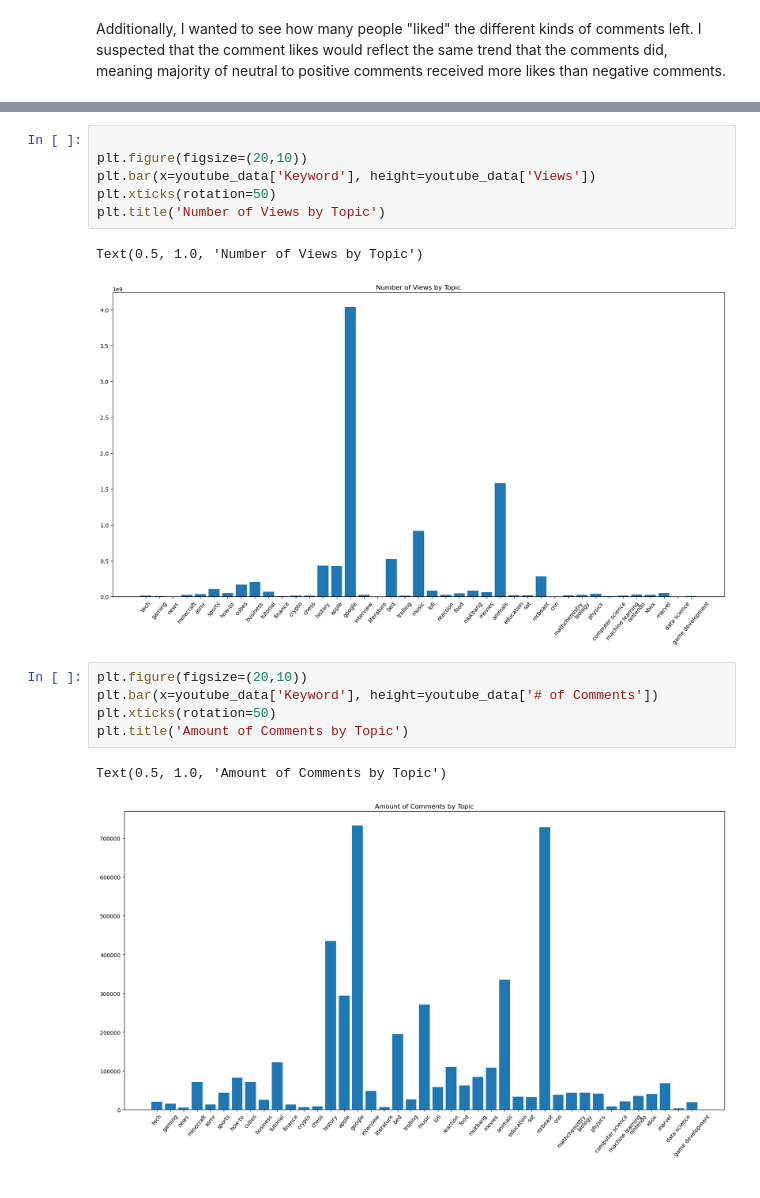
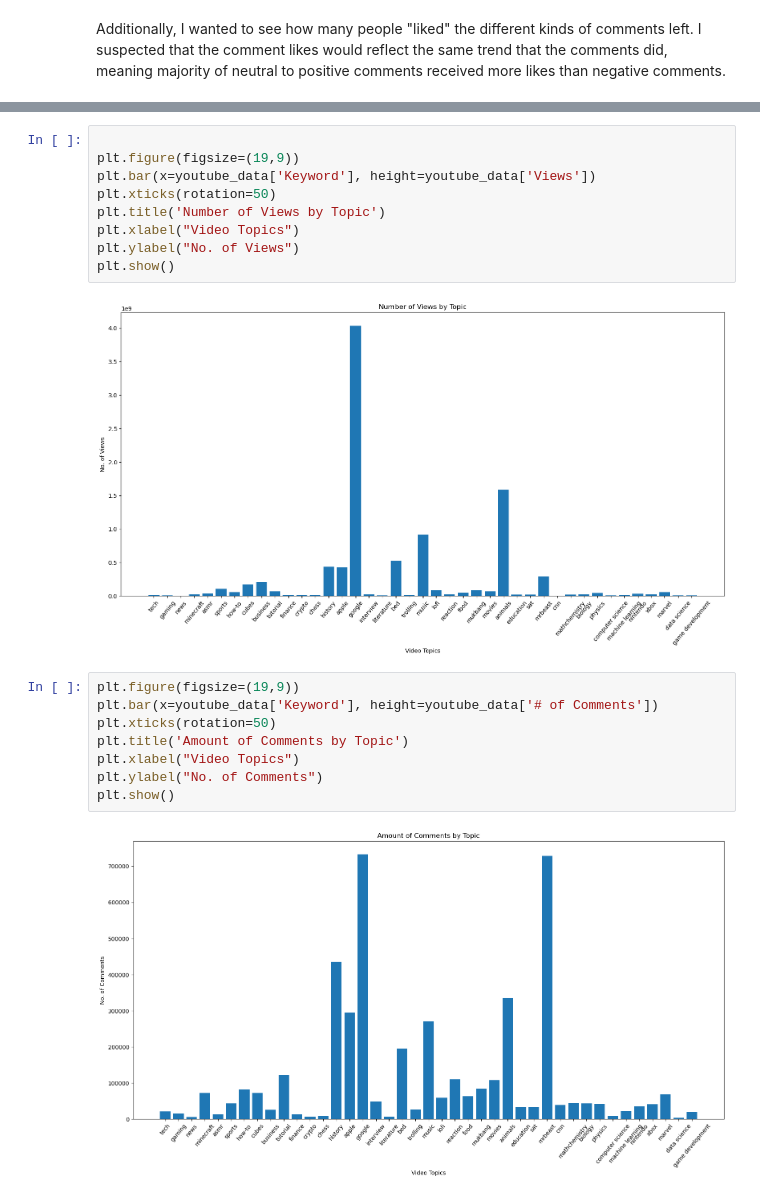
Before and after one commit to alishacopley/youtube_data_analysis, a Jupyter notebook: youtube_data_analysis.ipynb, the cells around one changed output, grey strips where cells are left out. Cells and saved outputs as stored; diff of their text form.

Commit message:
labeled charts

```diff
--- a/youtube_data_analysis.ipynb
+++ b/youtube_data_analysis.ipynb
@@ -144,18 +144,22 @@ plt.show()
 [figure]
 # %%
 
-plt.figure(figsize=(20,10))
+plt.figure(figsize=(19,9))
 plt.bar(x=youtube_data['Keyword'], height=youtube_data['Views'])
 plt.xticks(rotation=50)
 plt.title('Number of Views by Topic')
+plt.xlabel("Video Topics")
+plt.ylabel("No. of Views")
+plt.show()
 # %% [output]
-Text(0.5, 1.0, 'Number of Views by Topic')
-[figure, old version]
+[figure, new version]
 # %%
-plt.figure(figsize=(20,10))
+plt.figure(figsize=(19,9))
 plt.bar(x=youtube_data['Keyword'], height=youtube_data['# of Comments'])
 plt.xticks(rotation=50)
 plt.title('Amount of Comments by Topic')
+plt.xlabel("Video Topics")
+plt.ylabel("No. of Comments")
+plt.show()
 # %% [output]
-Text(0.5, 1.0, 'Amount of Comments by Topic')
-[figure, old version]
+[figure, new version]
```
Also changed, not shown: parts of 1 cell of this notebook.
